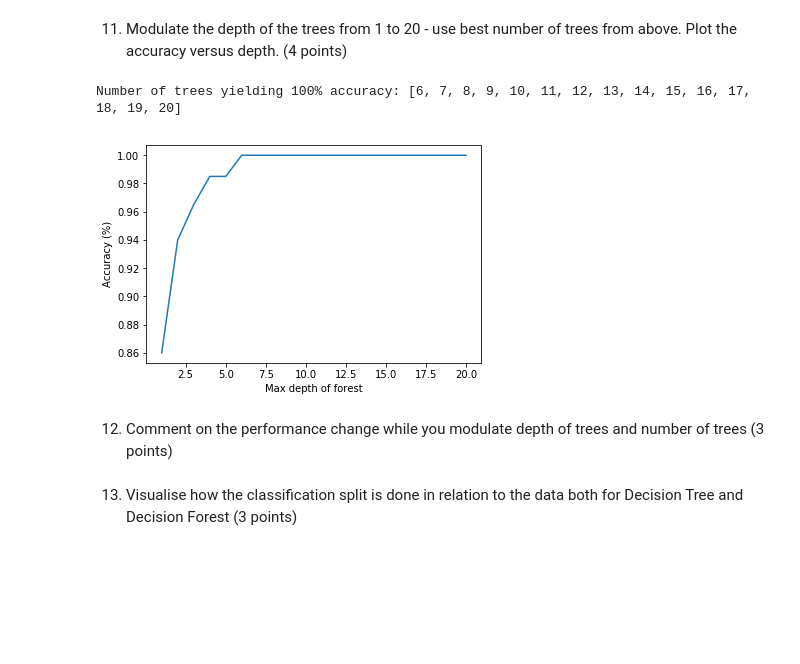
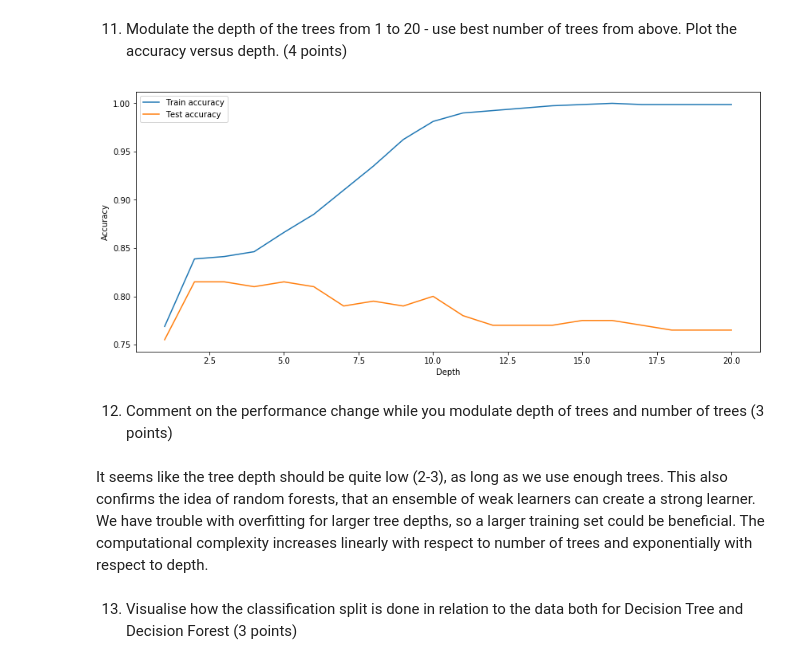
Before and after one commit to kentheo/mli-coursework-1, a Jupyter notebook: MLI-CW-1.ipynb, the cells around one changed output. Cells and saved outputs as stored; diff of their text form; code cells hidden in the pictures; blank space fills up the shorter version.

```diff
--- a/MLI-CW-1.ipynb
+++ b/MLI-CW-1.ipynb
@@ -230,24 +237,22 @@ Number of trees yielding 100% accuracy: [11, 21, 31, 41, 51, 61, 71, 81, 91, 99]
 # %% [markdown]
 11) Modulate the depth of  the trees from 1 to 20 - use best number of trees from above. Plot the accuracy versus depth. (4 points)
-# %%
-## ADD YOUR CODE HERE
-accuracies = []
-full_acc_trees = []
-for n in range(1,21):
-    rf_cl = RandomForestClassifier(n_estimators=21, criterion='entropy', max_depth=n, random_state=0)
-    rf_cl.fit(X_train, y_train)
-    acc = rf_cl.score(X_test, y_test)
-    accuracies.append(acc)
-    if acc == 1.0:
-        full_acc_trees.append(n)
-
-print("Number of trees yielding 100% accuracy:", full_acc_trees)
-plt.plot(range(1,21), accuracies)
-plt.xlabel('Max depth of forest')
-plt.ylabel('Accuracy (%)')
-plt.show()
-# %% [output]
-Number of trees yielding 100% accuracy: [6, 7, 8, 9, 10, 11, 12, 13, 14, 15, 16, 17, 18, 19, 20]
-[figure, removed]
+# %%
+acc_train = []
+acc_test = []
+
+depths = list(range(1,21))
+for depth in depths:
+    model = RandomForestClassifier(n_estimators = 51, max_depth=depth, random_state=42)
+    model.fit(x_train, y_train)
+    acc_train.append(model.score(x_train, y_train))
+    acc_test.append(model.score(x_test, y_test))
+
+plt.figure(figsize=(14,6))
+plt.plot(depths, acc_train, depths, acc_test)
+plt.legend(['Train accuracy', 'Test accuracy'])
+plt.xlabel("Depth")
+plt.ylabel("Accuracy");
+# %% [output]
+[figure, added]
 # %% [markdown]
 12) Comment on the performance change while you modulate depth of trees and number of trees (3 points)
@@ -258,2 +259,4 @@ Number of trees yielding 100% accuracy: [6, 7, 8, 9, 10, 11, 12, 13, 14, 15, 16,
+# %% [markdown]
+It seems like the tree depth should be quite low (2-3), as long as we use enough trees. This also confirms the idea of random forests, that an ensemble of weak learners can create a strong learner. We have trouble with overfitting for larger tree depths, so a larger training set could be beneficial. The computational complexity increases linearly with respect to number of trees and exponentially with respect to depth.
 # %% [markdown]
 13) Visualise how the classification split is done in relation to the data both for Decision Tree and Decision Forest (3 points)
```
Also changed, not shown: parts of 40 cells of this notebook, 33 other files.
